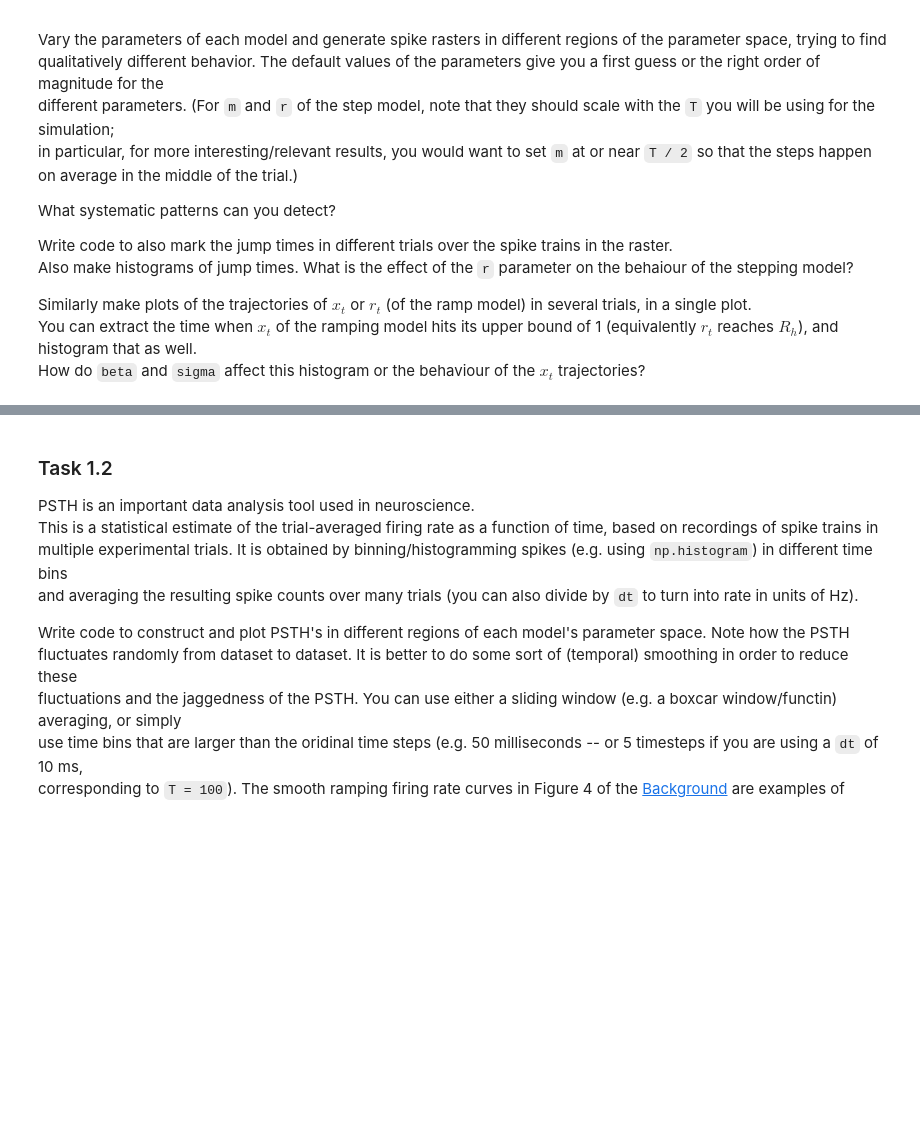
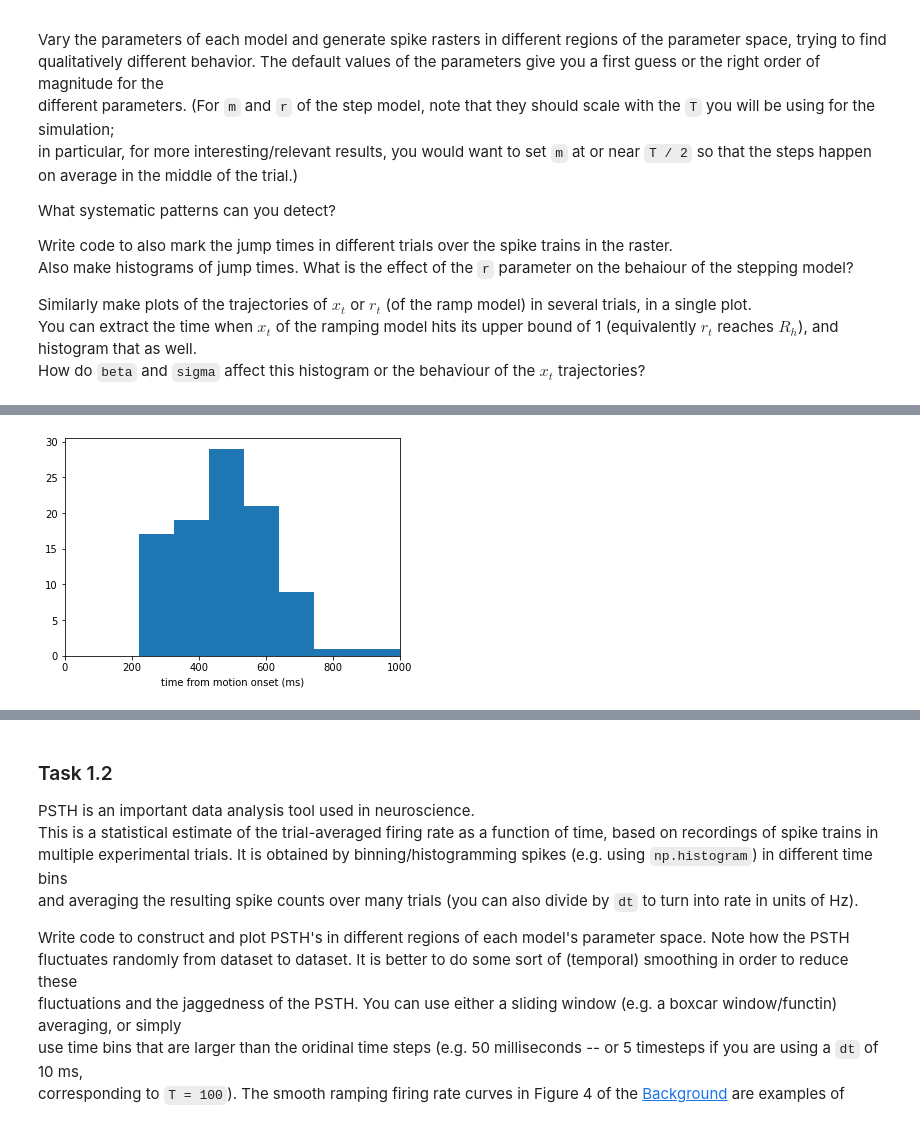
Before and after one commit to derek1909/GG3G3, a Jupyter notebook: GG3_project.ipynb, the cells around one changed output, grey strips where cells are left out. Drawn from its saved outputs; the diff is of its cells as text; code cells hidden in the pictures; blank space fills up the shorter version.

```diff
--- a/GG3_project.ipynb
+++ b/GG3_project.ipynb
@@ -387,0 +383,11 @@ fig.show()
+# %%
+step = StepModel(m=50, r=10, x0=0.2, Rh=50)
+T = 100
+jump_time = step.simulate(Ntrials=100, get_rate=False, T = T)[1]
+jump_time = jump_time*1e3/T
+plt.hist(jump_time)
+plt.xlabel("time from motion onset (ms)")
+plt.xlim(0,1000)
+plt.show()
+# %% [output]
+[figure, added]
```
Also changed, not shown: parts of 19 cells of this notebook, 2 other files.
